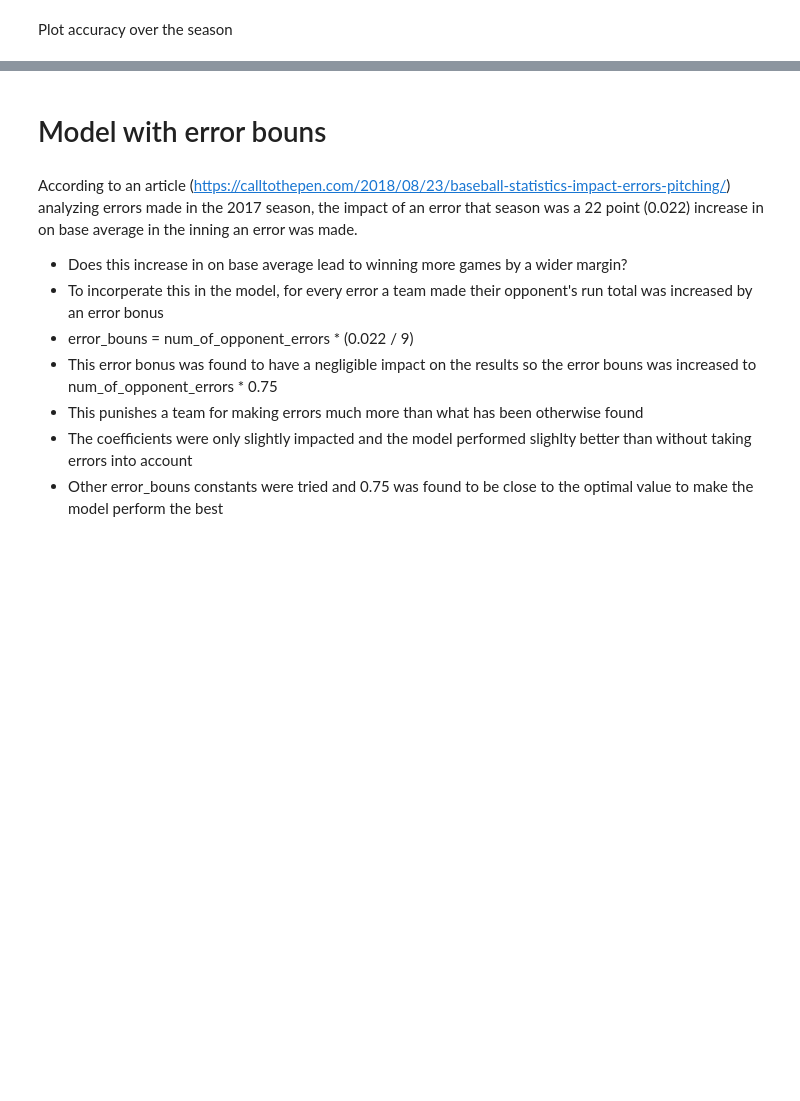
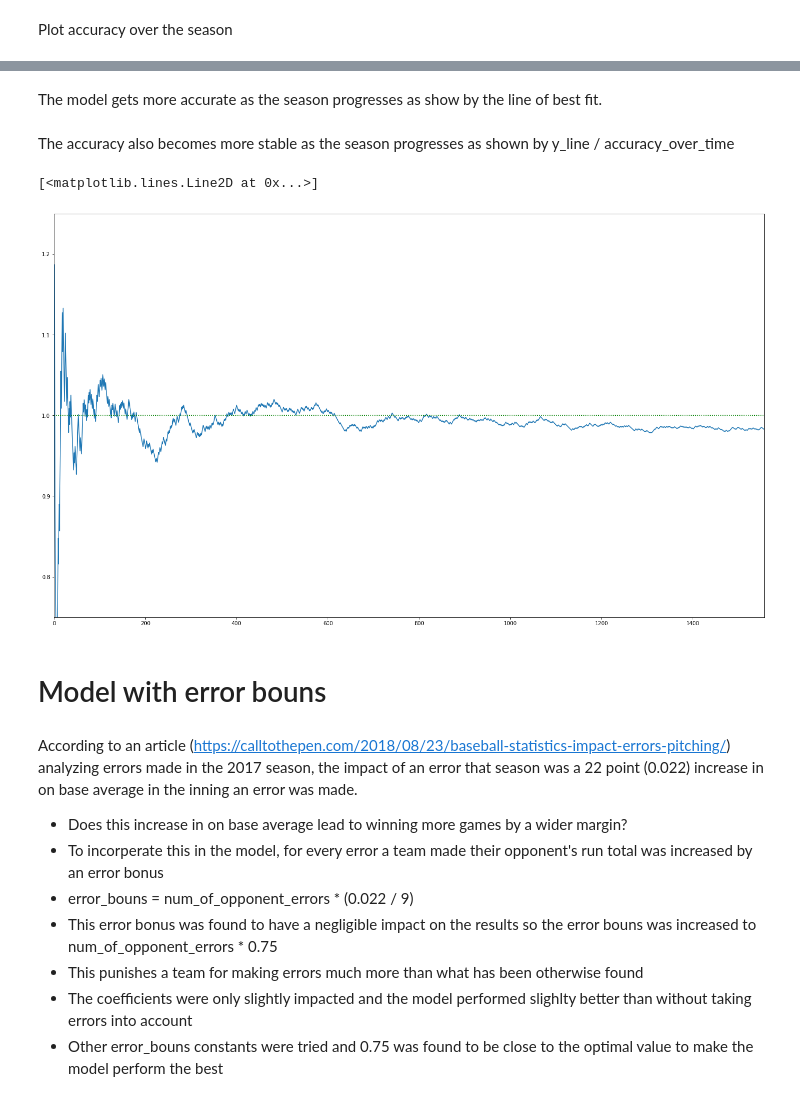
Before and after one commit to Luke-Chesley/API-Sports-Ridge_regression, a Jupyter notebook: MLB_ridge_regression.ipynb, the cells around one changed output, grey strips where cells are left out. Cells and saved outputs as stored; diff of their text form; code cells hidden in the pictures; blank space fills up the shorter version.

```diff
--- a/MLB_ridge_regression.ipynb
+++ b/MLB_ridge_regression.ipynb
@@ -429,3 +406,16 @@ plt.plot(lobf_X, y_line, 'r') # LOBF)
+# %% [markdown]
+The model gets more accurate as the season progresses as show by the line of best fit.
+# %% [markdown]
+The accuracy also becomes more stable as the season progresses as shown by y_line / accuracy_over_time
+# %%
+divided = y_line / accuracy_over_time
+divided[0].plot.line(figsize=(24,14), sort_columns=True)
+plt.xlim([0,len(df)])
+plt.ylim([0.75,1.25])
+plt.plot(pd.DataFrame([[1]] * len(accuracy_over_time)), ls='dotted', color='green' )
+# %% [output]
+[<matplotlib.lines.Line2D at 0x...>]
+[figure, added]
 # %% [markdown]
 # Model with error bouns
 # %% [markdown]
```
Also changed, not shown: parts of 32 cells of this notebook.
